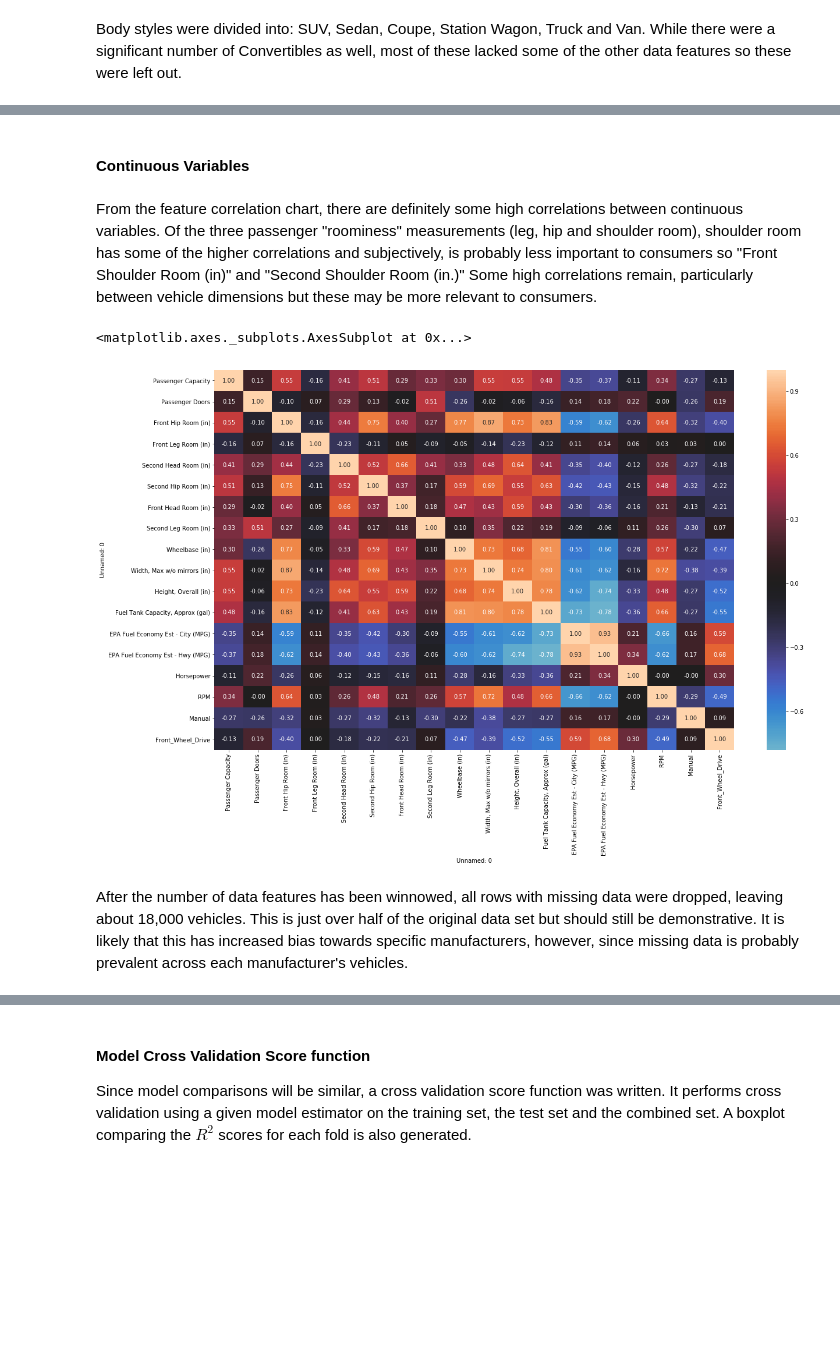
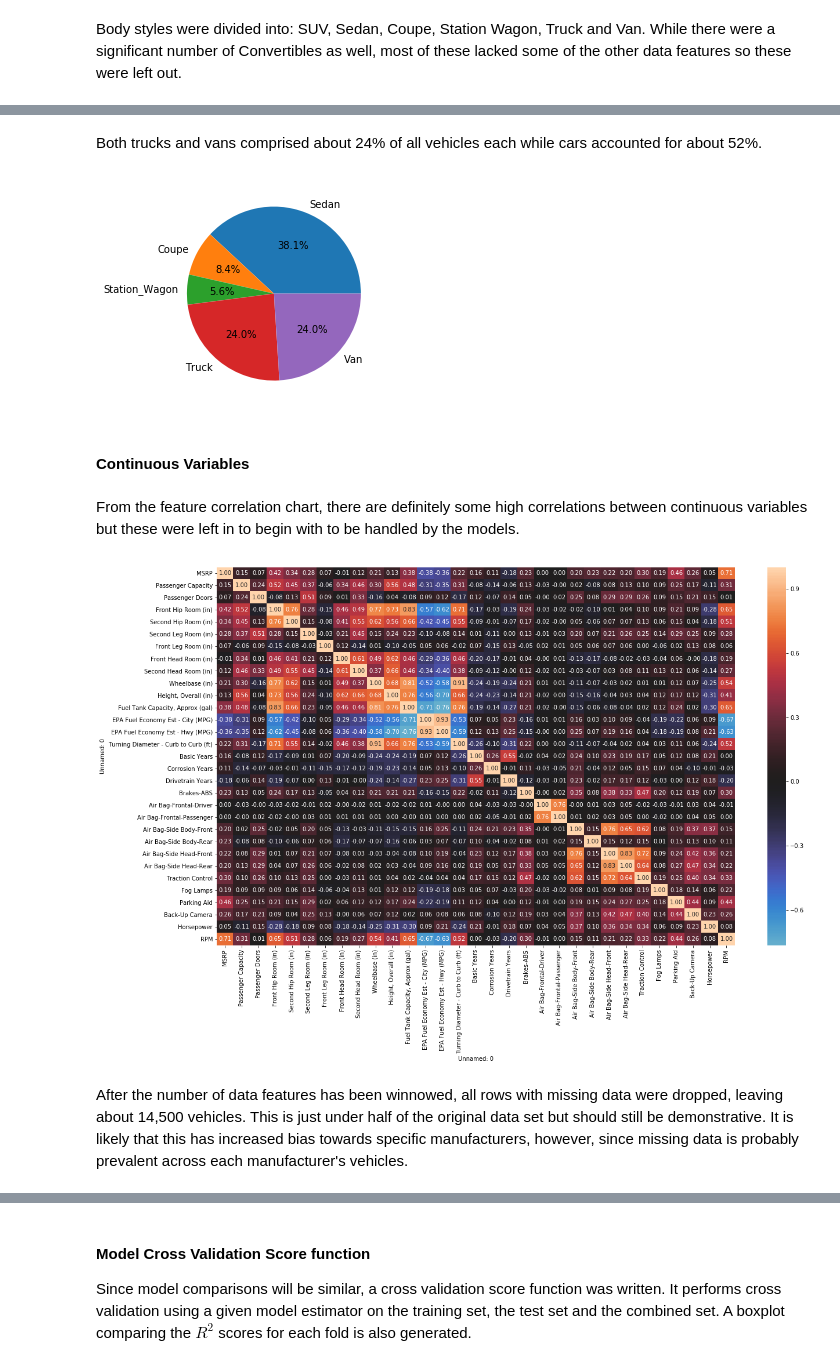
Before and after one commit to yfstafford/Thinkful, a Jupyter notebook: Unit 3/Capstone/Unit 3 Capstone Car MSRP.ipynb, the cells around one changed output, grey strips where cells are left out. Cells and saved outputs as stored; diff of their text form; code cells hidden in the pictures; blank space fills up the shorter version.

```diff
--- a/Unit 3/Capstone/Unit 3 Capstone Car MSRP.ipynb
+++ b/Unit 3/Capstone/Unit 3 Capstone Car MSRP.ipynb
@@ -88,8 +115,6 @@ Trans Description Cont.               2037
 dtype: int64
-# %%
-data = data.drop(columns=['Passenger Volume (ft³)','Min Ground Clearance (in)','Track Width, Front (in)',\
-                          'Track Width, Rear (in)','Cargo Volume to Seat 1 (ft³)','Cargo Volume to Seat 2 (ft³)',\
-                          'Cargo Volume to Seat 3 (ft³)','Fuel Economy Est-Combined (MPG)'])
+# %%
+data = data.drop(columns=['Base Curb Weight (lbs)','Passenger Volume (ft³)'])
 # %%
 data = data.dropna()
 data.shape
@@ -105,7 +130,8 @@ data = data.drop(columns=['SAE Net Horsepower @ RPM'])
 # %%
 numeric_cols = data.columns.drop(['Drivetrain','Body Style','Trans Description Cont.'])
 data['MSRP'] = data['MSRP'].str.replace(r'[$,]','')
-data[numeric_cols] = data[numeric_cols].apply(pd.to_numeric,errors='coerce')
+data.replace({'Yes':1,'No':0},inplace=True)
+data[numeric_cols] = data[numeric_cols].apply(pd.to_numeric,errors='coerce')*1
 # %% [markdown]
 #### Categorical variables
 # %% [markdown]
@@ -197,7 +239,7 @@ data['Sedan'] = data['Body Style'].str.contains('4dr Car',case=False,regex=False
 data['Coupe'] = data['Body Style'].str.contains('2dr Car',case=False,regex=False)
 data['Station_Wagon'] = data['Body Style'].str.contains('Station Wagon',case=False,regex=False)
 data['Truck'] = data['Body Style'].str.contains('Cab',case=False,regex=False)
-data['Van'] = data['Body Style'].str.contains('Van',case=False,regex=False)
+data['Van'] = data['Body Style'].str.contains('Pickup',case=False,regex=False)
 # %%
 missing = data.loc[:,['SUV','Sedan','Coupe','Station_Wagon','Truck','Van']].sum(axis=1)==0
 Counter(missing)
@@ -206,14 +248,21 @@ Counter({False: 21648, True: 525})
 # %%
 data = data.drop(data[missing].index)
+# %% [markdown]
+Both trucks and vans comprised about 24% of all vehicles each while cars accounted for about 52%.
+# %%
+plt.pie(data.iloc[:,-5:].sum().values, labels=data.iloc[:,-5:].columns.values, autopct='%1.1f%%')
+plt.show()
+# %% [output]
+[figure, added]
 # %%
 data = data.drop(columns=['Drivetrain','Body Style','Trans Description Cont.'])
 # %% [markdown]
 #### Continuous Variables
-# %% [markdown]
-From the feature correlation chart, there are definitely some high correlations between continuous variables. Of the three passenger "roominess" measurements (leg, hip and shoulder room), shoulder room has some of the higher correlations and subjectively, is probably less important to consumers so "Front Shoulder Room (in)" and "Second Shoulder Room (in.)" Some high correlations remain, particularly between vehicle dimensions but these may be more relevant to consumers.
+# %% [markdown]
+From the feature correlation chart, there are definitely some high correlations between continuous variables but these were left in to begin with to be handled by the models.
 # %%
 plt.figure(figsize=(20,12))
-sns.heatmap(data.iloc[:,1:19].corr(),annot=True,center=0, fmt='0.2f')
+sns.heatmap(data[numeric_cols].corr(),annot=True,center=0, fmt='0.2f')
+plt.show()
 # %% [output]
-<matplotlib.axes._subplots.AxesSubplot at 0x...>
-[figure, old version]
+[figure, new version]
@@ -222,5 +269,5 @@ data = data.drop(columns=['Front Shoulder Room (in)','Second Shoulder Room (in)'
 # %% [markdown]
-After the number of data features has been winnowed, all rows with missing data were dropped, leaving about 18,000 vehicles. This is just over half of the original data set but should still be demonstrative. It is likely that this has increased bias towards specific manufacturers, however, since missing data is probably prevalent across each manufacturer's vehicles.
+After the number of data features has been winnowed, all rows with missing data were dropped, leaving about 14,500 vehicles. This is just under half of the original data set but should still be demonstrative. It is likely that this has increased bias towards specific manufacturers, however, since missing data is probably prevalent across each manufacturer's vehicles.
 # %%
 data.dropna().shape
 # %% [output]
```
Also changed, not shown: parts of 100 cells of this notebook.
